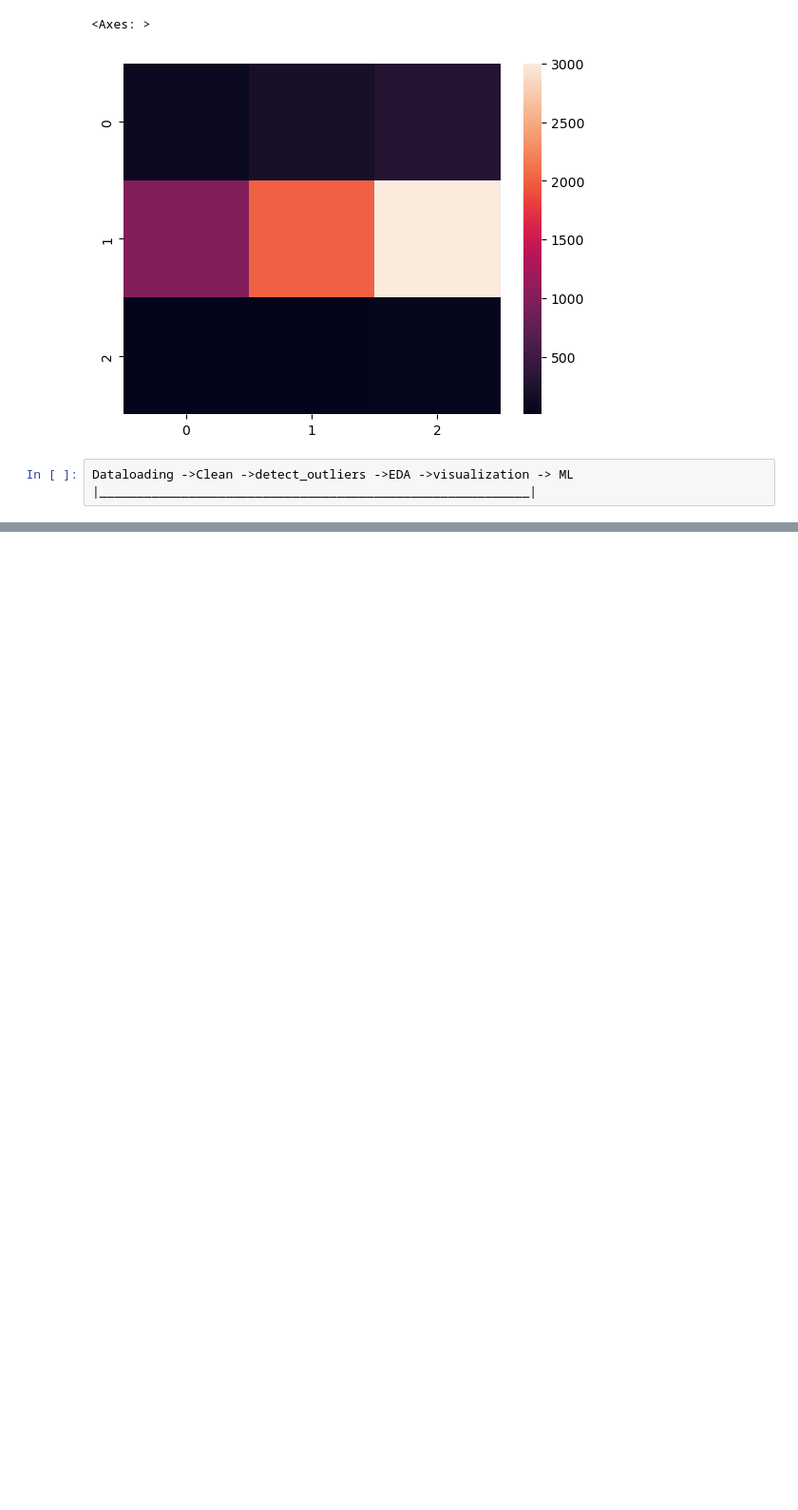
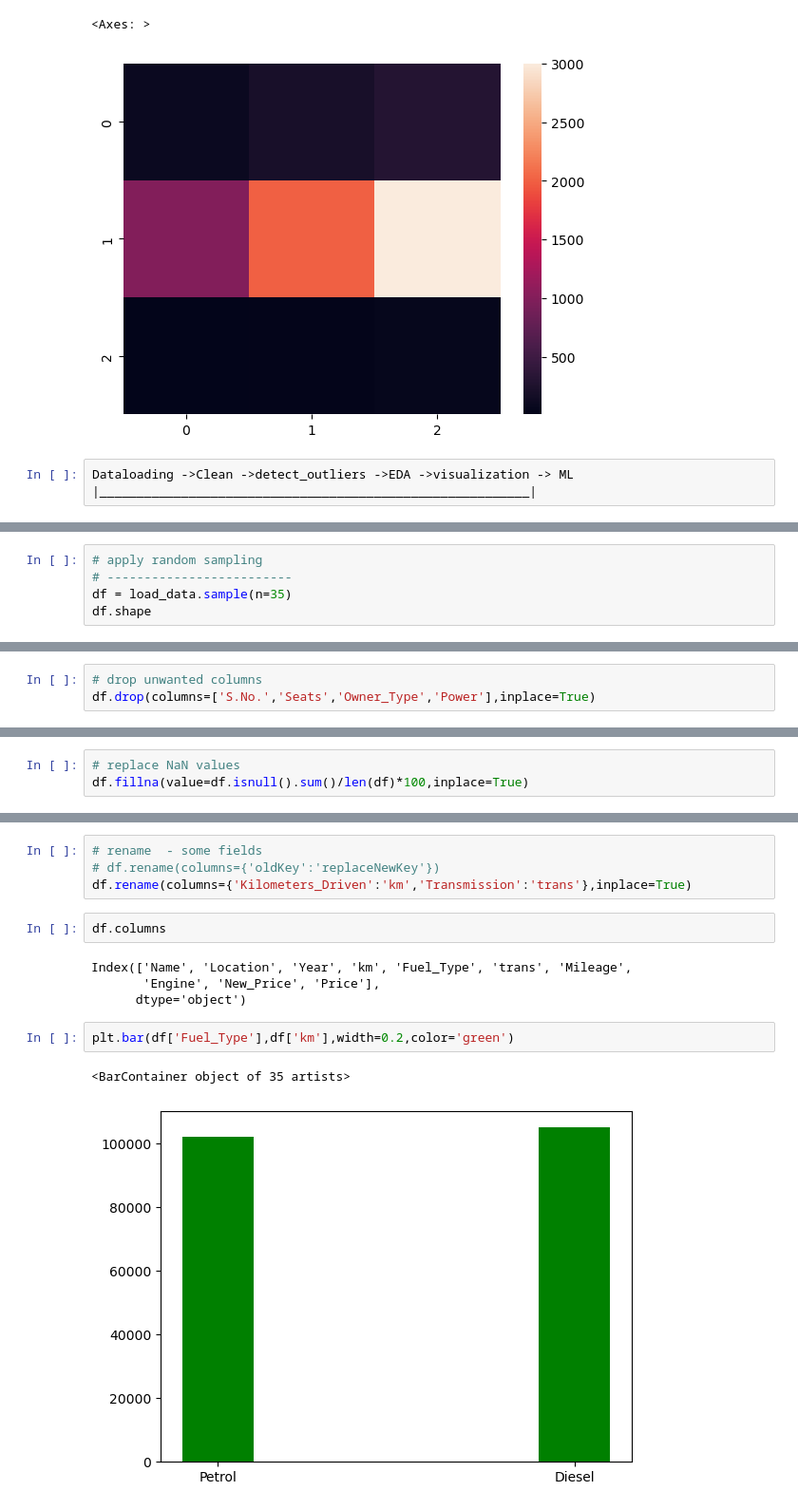
Before and after one commit to pakarthikstudent/DataEngineering__MLOps, a Jupyter notebook: DAY2/DE-2.ipynb, the cells around one changed output, grey strips where cells are left out. Shown at 95% size. Cells and saved outputs as stored; diff of their text form; blank space fills up the shorter version.

```diff
--- a/DAY2/DE-2.ipynb
+++ b/DAY2/DE-2.ipynb
@@ -955,0 +981,5 @@ Dataloading ->Clean ->detect_outliers ->EDA ->visualization -> ML
+# %%
+# apply random sampling
+# -------------------------
+df = load_data.sample(n=35)
+df.shape
@@ -955,0 +1024,3 @@ Dataloading ->Clean ->detect_outliers ->EDA ->visualization -> ML
+# %%
+# drop unwanted columns
+df.drop(columns=['S.No.','Seats','Owner_Type','Power'],inplace=True)
@@ -955,0 +1106,3 @@ Dataloading ->Clean ->detect_outliers ->EDA ->visualization -> ML
+# %%
+# replace NaN values
+df.fillna(value=df.isnull().sum()/len(df)*100,inplace=True)
@@ -955,0 +1123,15 @@ Dataloading ->Clean ->detect_outliers ->EDA ->visualization -> ML
+# %%
+# rename  - some fields
+# df.rename(columns={'oldKey':'replaceNewKey'})
+df.rename(columns={'Kilometers_Driven':'km','Transmission':'trans'},inplace=True)
+# %%
+df.columns
+# %% [output]
+Index(['Name', 'Location', 'Year', 'km', 'Fuel_Type', 'trans', 'Mileage',
+       'Engine', 'New_Price', 'Price'],
+      dtype='object')
+# %%
+plt.bar(df['Fuel_Type'],df['km'],width=0.2,color='green')
+# %% [output]
+<BarContainer object of 35 artists>
+[figure, added]
```
Also changed, not shown: parts of 22 cells of this notebook.
